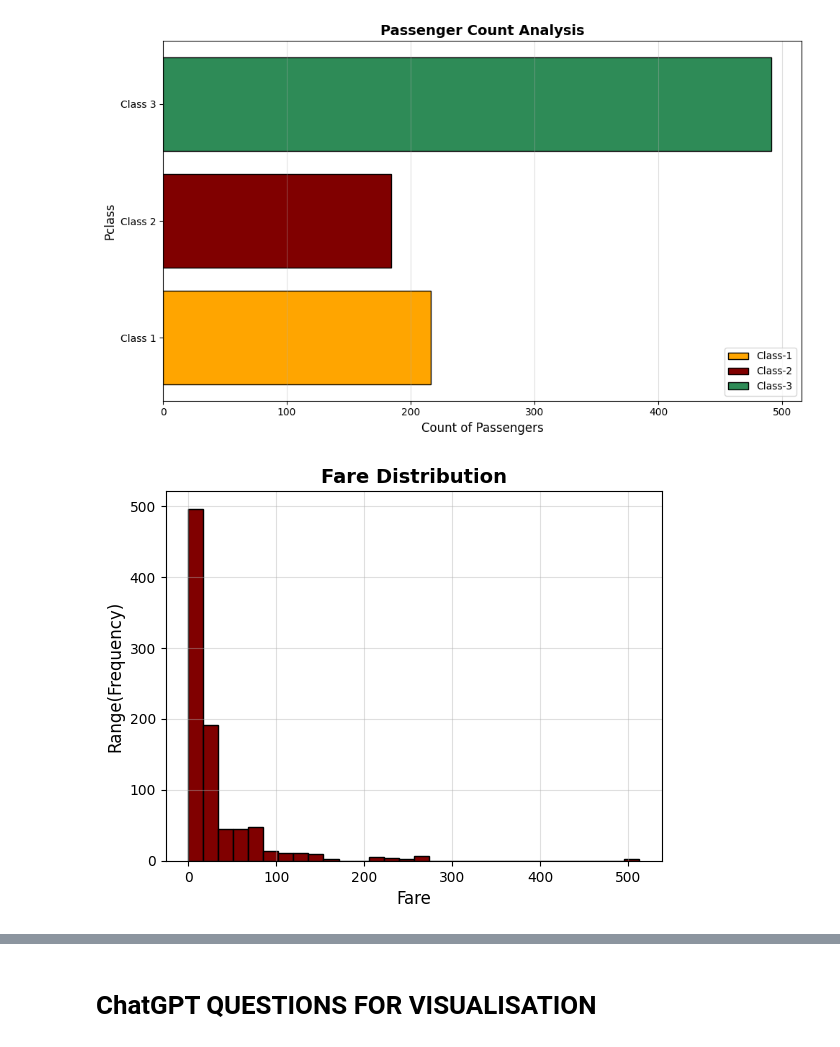
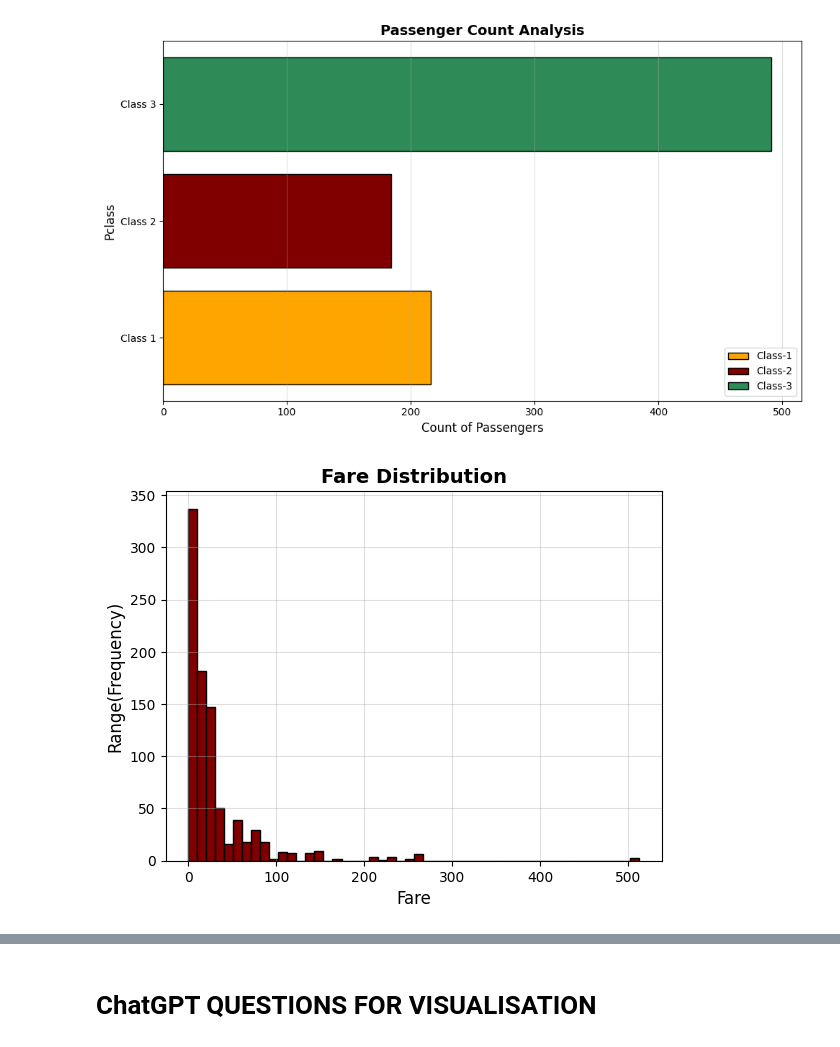
Before and after one commit to Ramcharan-AIML/Matplotlib_Problem_Solving, a Jupyter notebook: Matplotlib_Problems_Practice.ipynb, the cells around one changed output, grey strips where cells are left out. Cells and saved outputs as stored; diff of their text form; code cells hidden in the pictures.

```diff
--- a/Matplotlib_Problems_Practice.ipynb
+++ b/Matplotlib_Problems_Practice.ipynb
@@ -478,24 +478,24 @@ plt.show()
 # %%
 # 4. Histogram — Fare distribution
 #    (bins=50, notice the outliers!)
 fare_dist = df["Fare"]
 
-plt.hist(fare_dist , bins=30, edgecolor = 'black' ,color="maroon")
+plt.hist(fare_dist , bins=50, edgecolor = 'black' ,color="maroon")
 
 plt.title("Fare Distribution",fontsize=14 , fontweight='bold')
 plt.xlabel("Fare",fontsize=12)
 plt.ylabel("Range(Frequency)",fontsize=12)
 plt.grid(True , alpha=0.4)
 
 plt.show()
 
 # Insight_1 -- There are half number of people around fare with almost 10
 # Insight_2 -- I think they are third class people may be
 # Insight_3 -- there is an outlier with 500 fare , this looks something different , i think they are very luxurious
                 # with high priorities , with more safety
 # Insight_4 -- There are some 50 equal no of distribution people around fare of 50 - 60
 # %% [output]
-[figure, old version]
+[figure, new version]
 # %%
 # 5. Scatter plot — Age vs Fare
 
```
Also changed, not shown: parts of 4 cells of this notebook.
